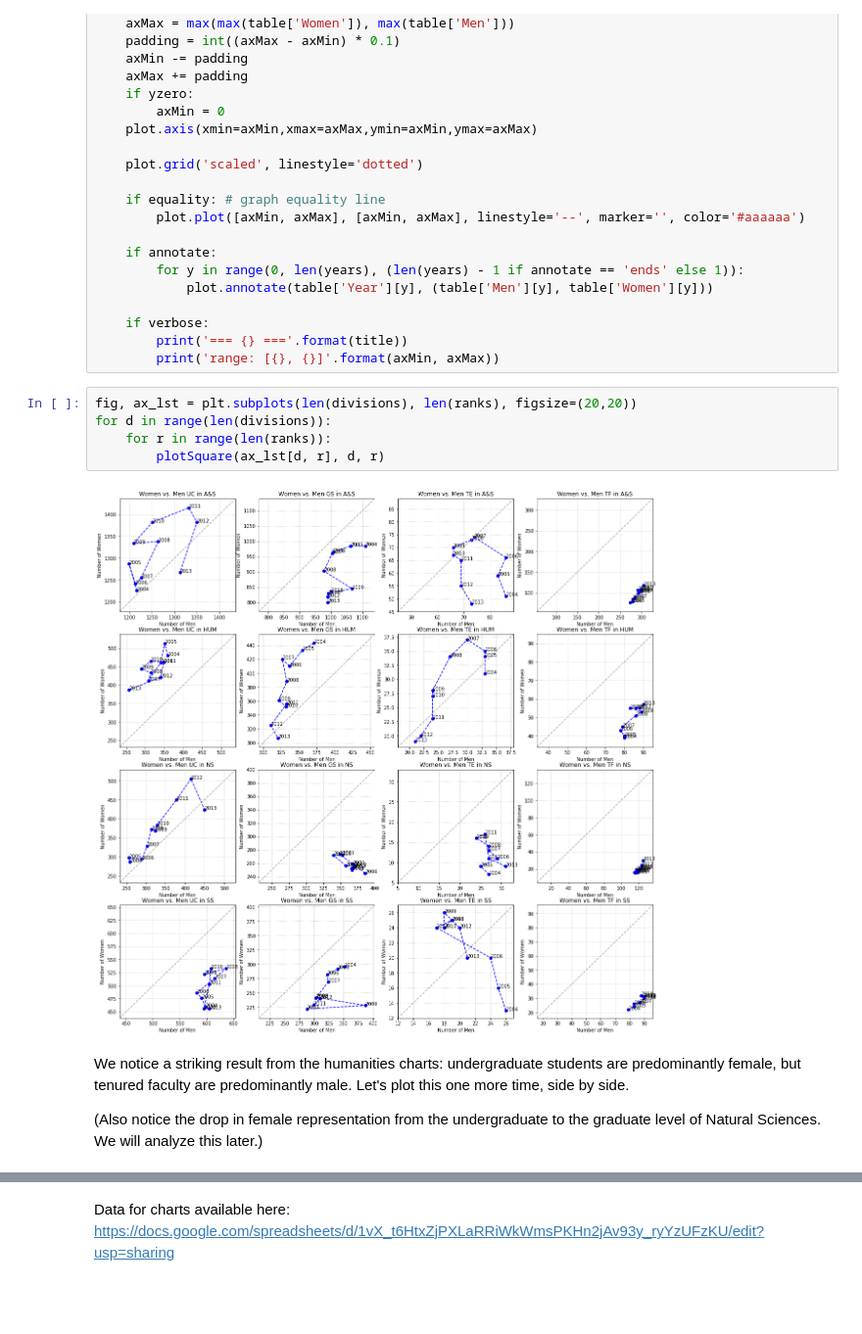
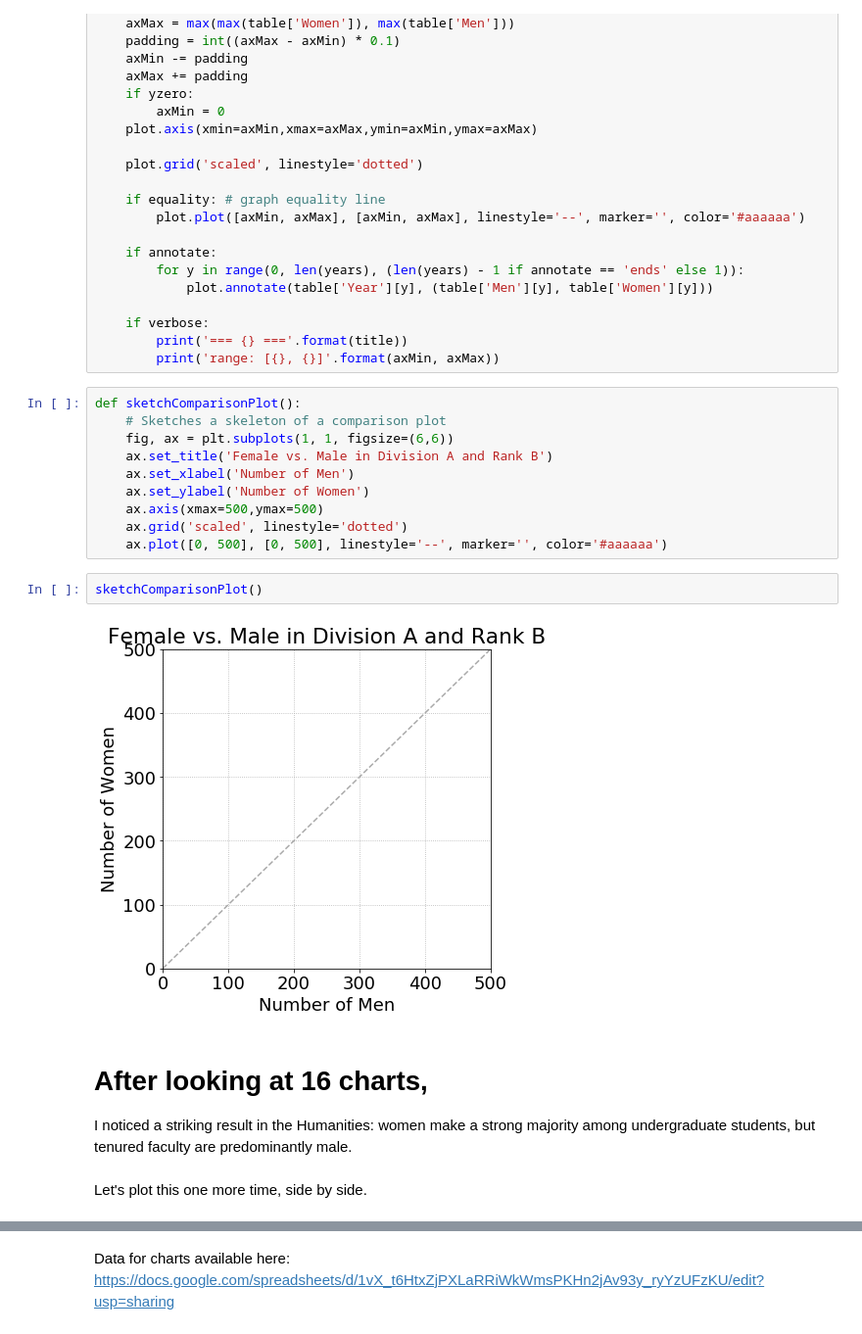
Before and after one commit to jsonkao/CU-female-representation, a Jupyter notebook: notebooks/female-representation.ipynb, the cells around one changed output, grey strips where cells are left out. Shown at 98% size. Drawn from its saved outputs; the diff is of its cells as text; blank space fills up the shorter version.

```diff
--- a/notebooks/female-representation.ipynb
+++ b/notebooks/female-representation.ipynb
@@ -84,15 +89,24 @@ def plotSquare(plot, div, rank, equality=True, abbreviate=True, years=YEARS, lin
     if verbose:
         print('=== {} ==='.format(title))
         print('range: [{}, {}]'.format(axMin, axMax))
-# %%
-fig, ax_lst = plt.subplots(len(divisions), len(ranks), figsize=(20,20))
-for d in range(len(divisions)):
-    for r in range(len(ranks)):
-        plotSquare(ax_lst[d, r], d, r)
-# %% [output]
-[figure, removed]
-# %% [markdown]
-We notice a striking result from the humanities charts: undergraduate students are predominantly female, but tenured faculty are predominantly male. Let's plot this one more time, side by side.
-
-(Also notice the drop in female representation from the undergraduate to the graduate level of Natural Sciences. We will analyze this later.)
+# %%
+def sketchComparisonPlot():
+    # Sketches a skeleton of a comparison plot
+    fig, ax = plt.subplots(1, 1, figsize=(6,6))
+    ax.set_title('Female vs. Male in Division A and Rank B')
+    ax.set_xlabel('Number of Men')
+    ax.set_ylabel('Number of Women')
+    ax.axis(xmax=500,ymax=500)
+    ax.grid('scaled', linestyle='dotted')
+    ax.plot([0, 500], [0, 500], linestyle='--', marker='', color='#aaaaaa')
+# %%
+sketchComparisonPlot()
+# %% [output]
+[figure, added]
+# %% [markdown]
+# After looking at 16 charts,
+
+I noticed a striking result in the Humanities: women make a strong majority among undergraduate students, but tenured faculty are predominantly male.
+# %% [markdown]
+Let's plot this one more time, side by side.
 # %%
```
Also changed, not shown: parts of 26 cells of this notebook, 2 other files.
